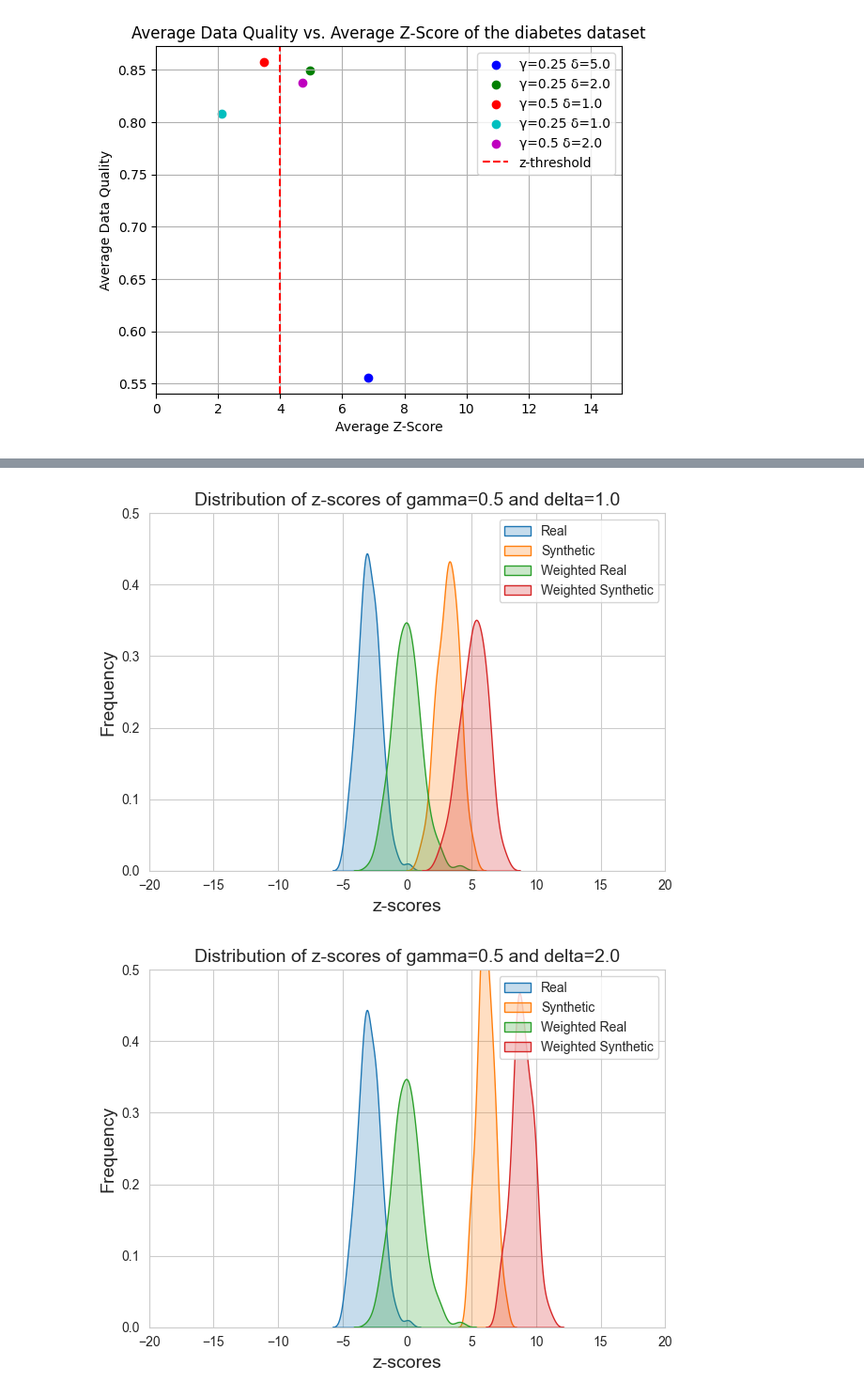
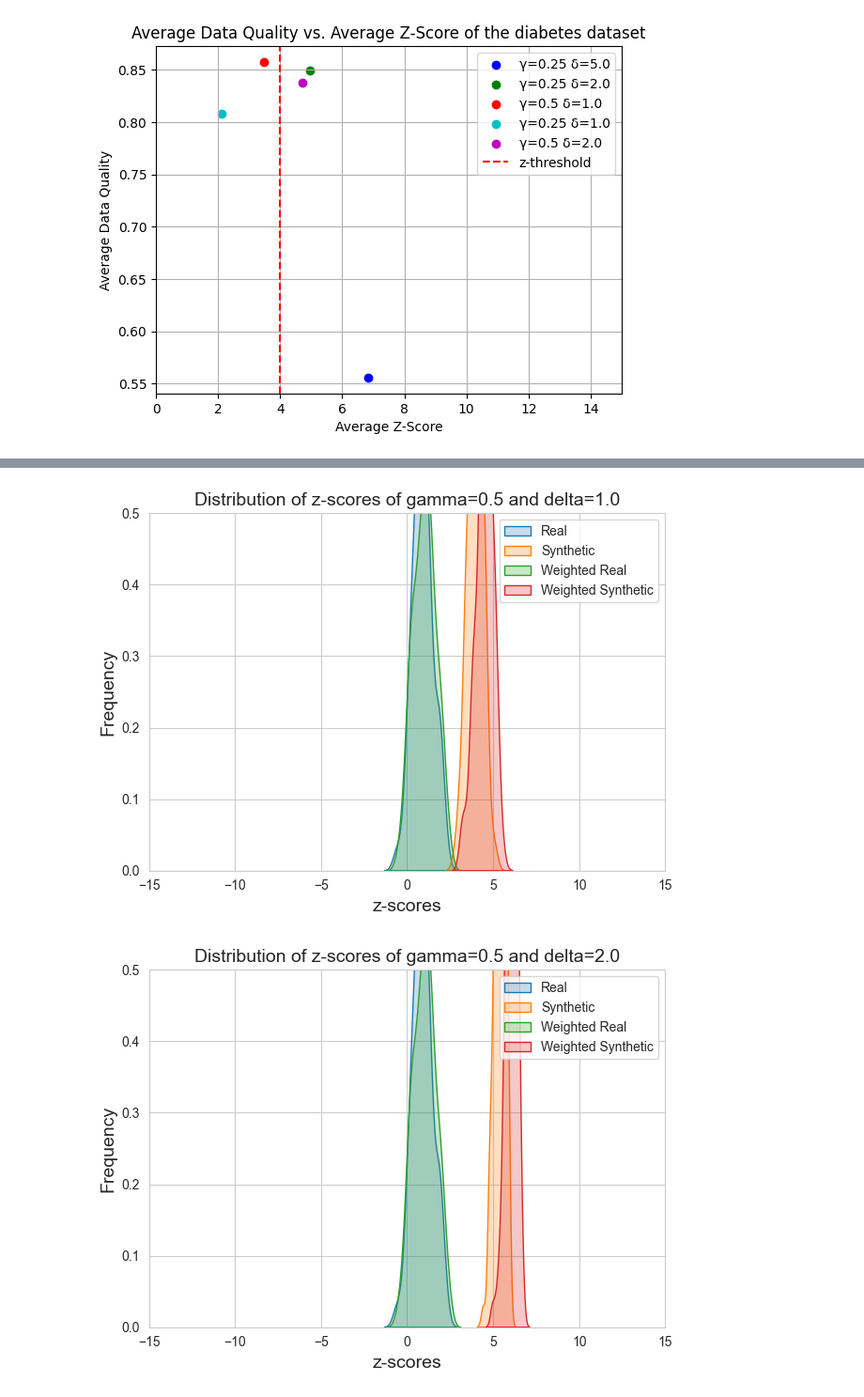
Before and after one commit to blueminh/t-rest, a Jupyter notebook: evaluation/synthcity.ipynb, the cells around one changed output, grey strips where cells are left out. Shown at 94% size. Cells and saved outputs as stored; diff of their text form; code cells hidden in the pictures.

Commit message:
customized softmax

```diff
--- a/evaluation/synthcity.ipynb
+++ b/evaluation/synthcity.ipynb
@@ -259,7 +259,7 @@ import numpy as np
 from sklearn.metrics import roc_curve, auc
 import matplotlib.pyplot as plt
 
-def compute_roc_auc(model_names, gamma_delta_pairs, num_samples_per_class, num_tokens_per_sample, plot_distribution=False, included_columns=None, softmax_temp=2.0, linear_scale=1.0):
+def compute_roc_auc(model_names, gamma_delta_pairs, num_samples_per_class, num_tokens_per_sample, plot_distribution=False, included_columns=None, softmax_temp=2.0, custom_softmax=None):
     tokenizer = transformers.AutoTokenizer.from_pretrained('distilgpt2', add_prefix_space=True)
     tokenizer.pad_token_id = tokenizer.eos_token_id
     tokenizer.pad_token = tokenizer.eos_token
@@ -279,8 +279,8 @@ def compute_roc_auc(model_names, gamma_delta_pairs, num_samples_per_class, num_t
             real_df = pd.read_csv(samples_dir + real_name)
             syn_df = pd.read_csv(samples_dir + syn_name)
             for i in range(int(num_samples_per_class / len(model_names))):
-                real_result = great_watermark_detector.detect(real_df, total_tokens_limit=num_tokens_per_sample, random_state=i, included_columns=included_columns, softmax_temperature=softmax_temp, linear_scale=linear_scale)
-                gen_result = great_watermark_detector.detect(syn_df, total_tokens_limit=num_tokens_per_sample, random_state=i, included_columns=included_columns, softmax_temperature=softmax_temp, linear_scale=linear_scale)
+                real_result = great_watermark_detector.detect(real_df, total_tokens_limit=num_tokens_per_sample, random_state=i, included_columns=included_columns, softmax_temperature=softmax_temp, custom_softmax=custom_softmax)
+                gen_result = great_watermark_detector.detect(syn_df, total_tokens_limit=num_tokens_per_sample, random_state=i, included_columns=included_columns, softmax_temperature=softmax_temp, custom_softmax=custom_softmax)
                 real_scores.append(real_result['z_score'])
                 gen_scores.append(gen_result['z_score'])
                 weighted_real_scores.append(real_result['weighted_z_score'])
@@ -355,7 +355,7 @@ def plot_z_score_distribution(real_scores, gen_scores, gamma, delta, weighted_re
         sns.kdeplot(weighted_real_scores, label='Weighted Real', shade=True)
         sns.kdeplot(weighted_gen_scores, label='Weighted Synthetic', shade=True)
 
-    plt.xlim(-20, 20)
+    plt.xlim(-15, 15)
     plt.ylim(0, 0.5)
     plt.xlabel('z-scores', fontsize=14)
     plt.ylabel('Frequency', fontsize=14)
@@ -390,12 +391,12 @@ plot_roc_curves(results["non_weighted_results"], results["weighted_results"])
 # %%
 results = compute_roc_auc(
-    ["california"],
+    ["adult"],
     gamma_delta_pairs=gamma_delta_pairs,
     num_samples_per_class=125,
     num_tokens_per_sample=250,
     plot_distribution=True,
     softmax_temp=5.0,
-    # linear_scale=0.85
+    custom_softmax=lambda x : softmax(x * 1.5 / np.max(x), 1.0)
 )
 # Plot all ROC curves
 plot_roc_curves(results["non_weighted_results"], results["weighted_results"])
@@ -405,2 +406,2 @@ plot_roc_curves(results["non_weighted_results"], results["weighted_results"])
-[figure, old version]
+[figure, new version]
-[figure, old version]
+[figure, new version]
```
Also changed, not shown: parts of 8 cells of this notebook, 2 other files.
